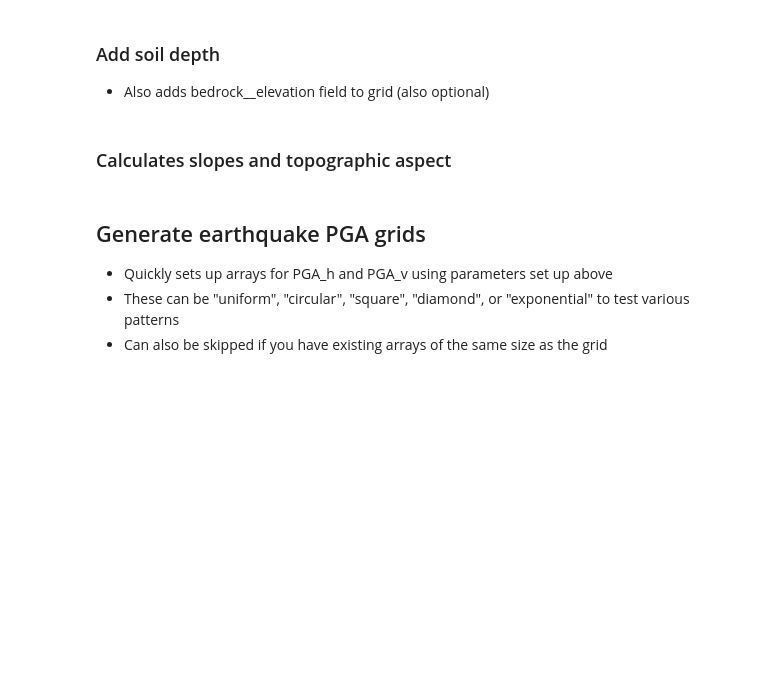
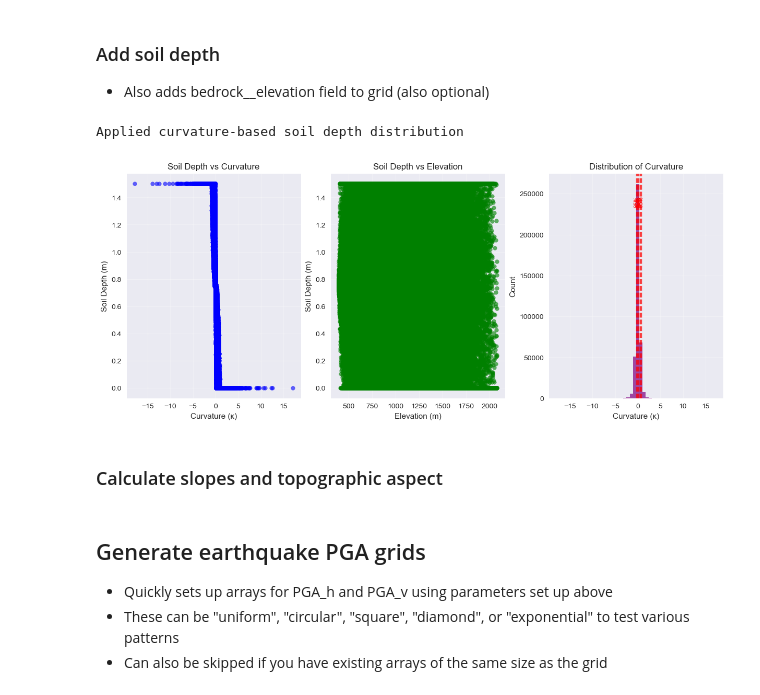
Before and after one commit to thermok-SG/EQShallowLandslider, a Jupyter notebook: ShallowLandslider_quickstart.ipynb, the cells around one changed output. Drawn from its saved outputs; the diff is of its cells as text; code cells hidden in the pictures; blank space fills up the shorter version.

```diff
--- a/ShallowLandslider_quickstart.ipynb
+++ b/ShallowLandslider_quickstart.ipynb
@@ -142,0 +162,9 @@ measured_spatial_stats_clipped_filt = measured_spatial_stats_clipped[measured_sp
+# %%
+# To choose which dataset to work with, select the region below:
+config['dem_info']['region'] = 'nz' # 'nepal', 'png', 'nz', 'japan'
+
+# Set the lat-long for the DEM
+config['dem_info']['north'] = -41.9
+config['dem_info']['east'] = 172.70
+config['dem_info']['south'] = -42.02
+config['dem_info']['west'] = 172.5
@@ -148,7 +229,7 @@ measured_spatial_stats_clipped_filt = measured_spatial_stats_clipped[measured_sp
 - If these already exist, you can skip the next several cells
 # %%
 # Get DEM and build grid
-mg, z = get_topo(
+mg, z, _ = get_topo(
     dem_type=config['dem_info']['dem_type'],
     north=config['dem_info']['north'],
     south=config['dem_info']['south'],
@@ -157,3 +238,4 @@ mg, z = get_topo(
     buffer=config['dem_info']['buffer'],
     api_key=config['dem_info']['api_key'],
 )
+logger.info("Loaded DEM")
@@ -182,31 +269,38 @@ curv = calculate_terrain_attribute(
 # %%
 if 'soil__depth' not in mg.at_node:
     soil_depth = mg.add_zeros('soil__depth', at='node')
 
 soil_depth = apply_soil_depth(
-    mg,
+    grid=mg,
     max_soil_depth=config['soil_params']['max_soil_depth'],
     distribution=config['soil_params']['distribution'],
     relationship=config['soil_params']['relationship'],
     decay_rate=config['soil_params']['decay_rate'],
     exponent=config['soil_params']['exponent'],
     drainage_transform=config['soil_params']['drainage_transform'],
     drainage_threshold=config['soil_params']['drainage_threshold'],
     drainage_power=config['soil_params']['drainage_power'],
     P0=config['soil_params']['P0'],
     h_star=config['soil_params']['h_star'],
     D=config['soil_params']['D'],
     h_min=config['soil_params']['h_min'],
     h_no_ss=config['soil_params']['h_no_ss'],
     plot=config['soil_params']['plot_soil'],
 )
 
 # Bedrock elevation from DEM minus soil thickness
 if 'bedrock__elevation' not in mg.at_node:
     mg.add_zeros('bedrock__elevation', at='node', clobber=True)
 mg.at_node['bedrock__elevation'][:] = mg.at_node['topographic__elevation'] - mg.at_node['soil__depth']
+
+print(f'Applied {config['soil_params']['distribution']}-based soil depth distribution')
+
+logger.info(f"Applied {config['soil_params']['distribution']} soil depth distribution")
+# %% [output]
+Applied curvature-based soil depth distribution
+[figure, added]
 # %% [markdown]
-### Calculates slopes and topographic aspect
+### Calculate slopes and topographic aspect
 # %%
 slopes_rad = mg.calc_slope_at_node(elevs='topographic__elevation')
 slopes_deg = np.degrees(slopes_rad)
```
Also changed, not shown: parts of 28 cells of this notebook, 18 other files.
